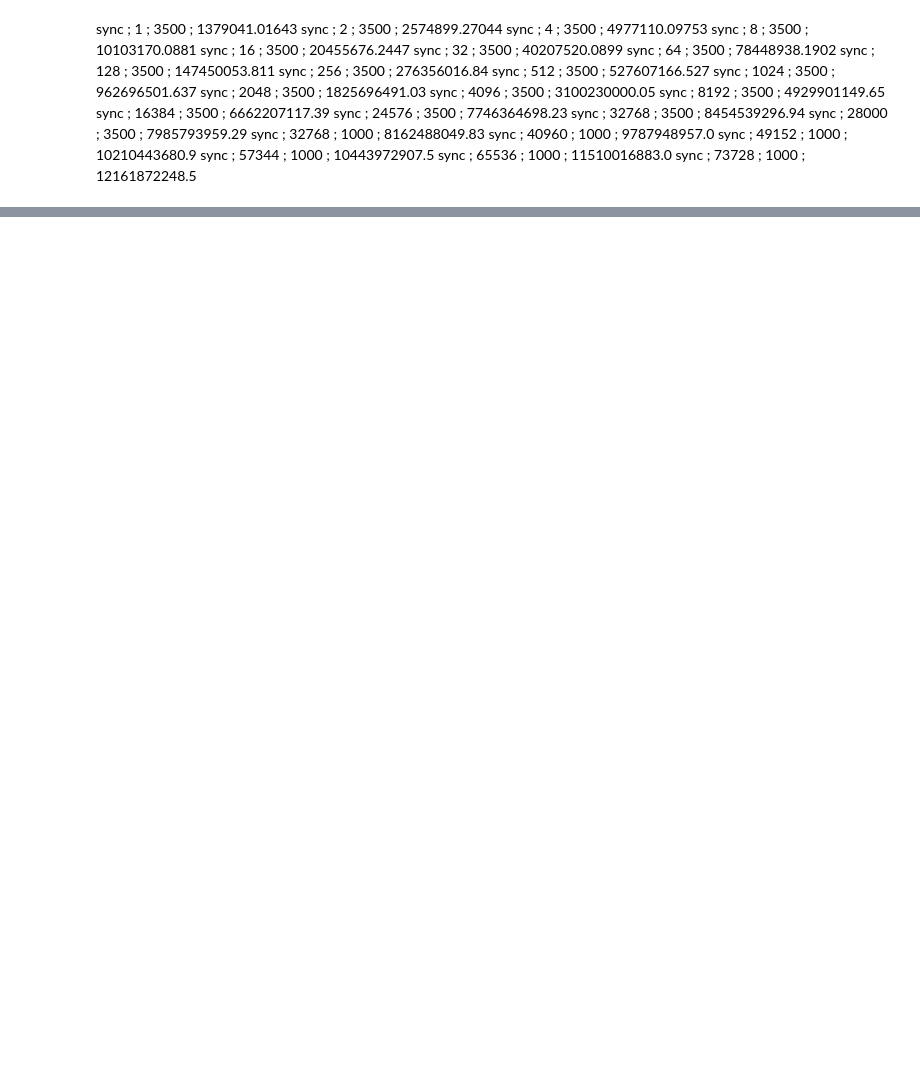
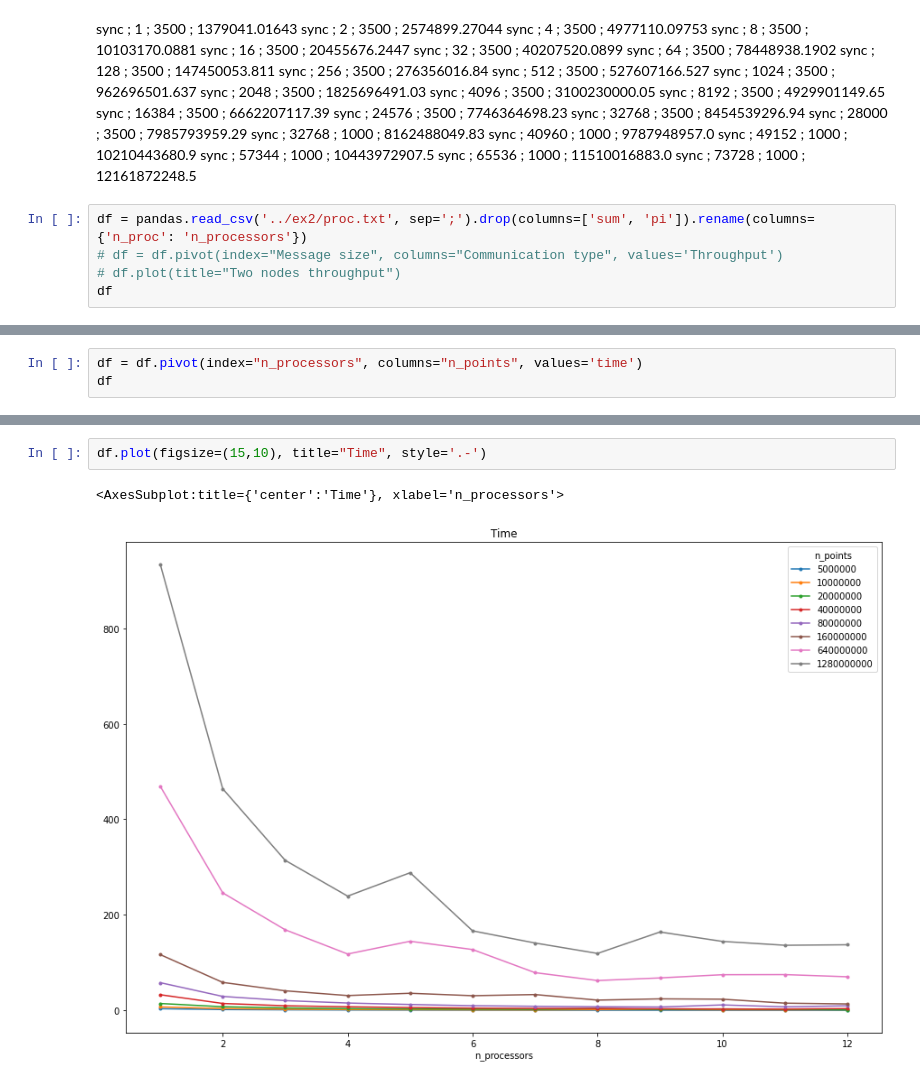
Before and after one commit to maciektr/parallel_lab, a Jupyter notebook: ex1/raport1.ipynb, the cells around one changed output, grey strips where cells are left out. Saved outputs shown, nothing was run; the diff lists cells and outputs as text; blank space fills up the shorter version.

```diff
--- a/ex1/raport1.ipynb
+++ b/ex1/raport1.ipynb
@@ -61,3 +63,8 @@ sync ; 49152 ; 1000 ; 10210443680.9
 sync ; 57344 ; 1000 ; 10443972907.5
 sync ; 65536 ; 1000 ; 11510016883.0
 sync ; 73728 ; 1000 ; 12161872248.5
+# %%
+df = pandas.read_csv('../ex2/proc.txt', sep=';').drop(columns=['sum', 'pi']).rename(columns={'n_proc': 'n_processors'})
+# df = df.pivot(index="Message size", columns="Communication type", values='Throughput')
+# df.plot(title="Two nodes throughput")
+df
@@ -63,0 +85,3 @@ sync ; 73728 ; 1000 ; 12161872248.5
+# %%
+df = df.pivot(index="n_processors", columns="n_points", values='time')
+df
@@ -63,0 +103,5 @@ sync ; 73728 ; 1000 ; 12161872248.5
+# %%
+df.plot(figsize=(15,10), title="Time", style='.-')
+# %% [output]
+<AxesSubplot:title={'center':'Time'}, xlabel='n_processors'>
+[figure, added]
```
Also changed, not shown: parts of 23 cells of this notebook, 9 other files.
